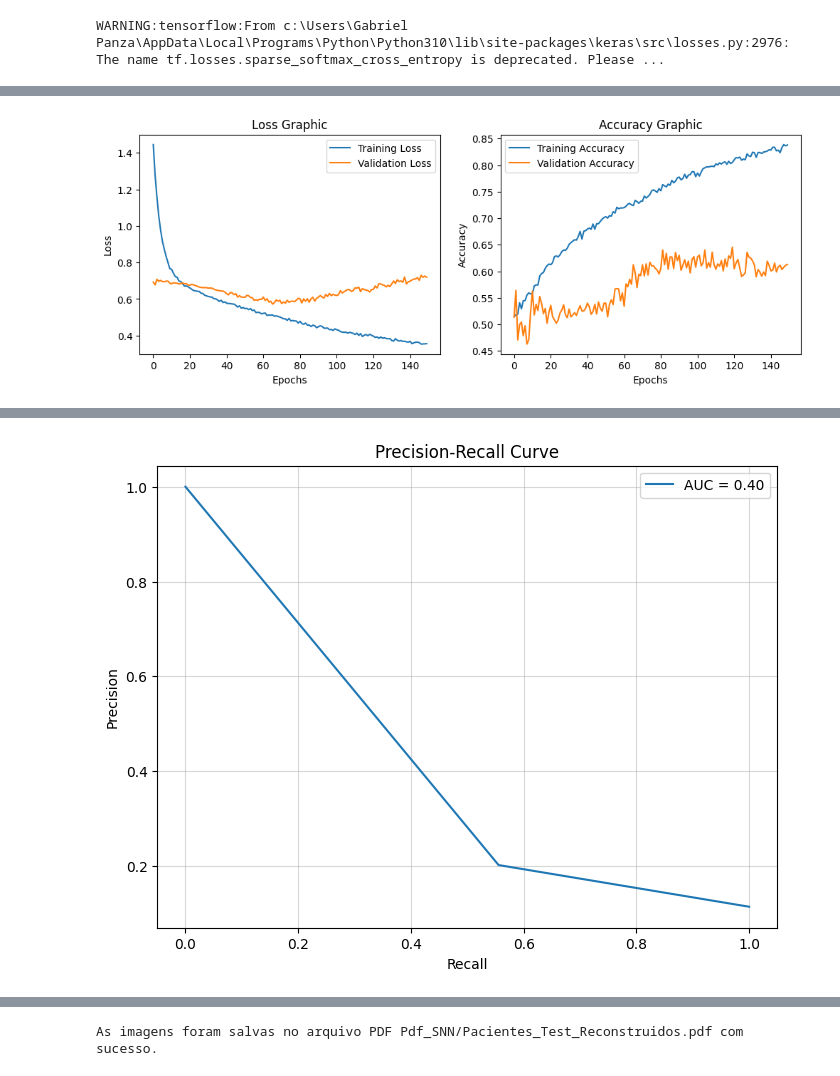
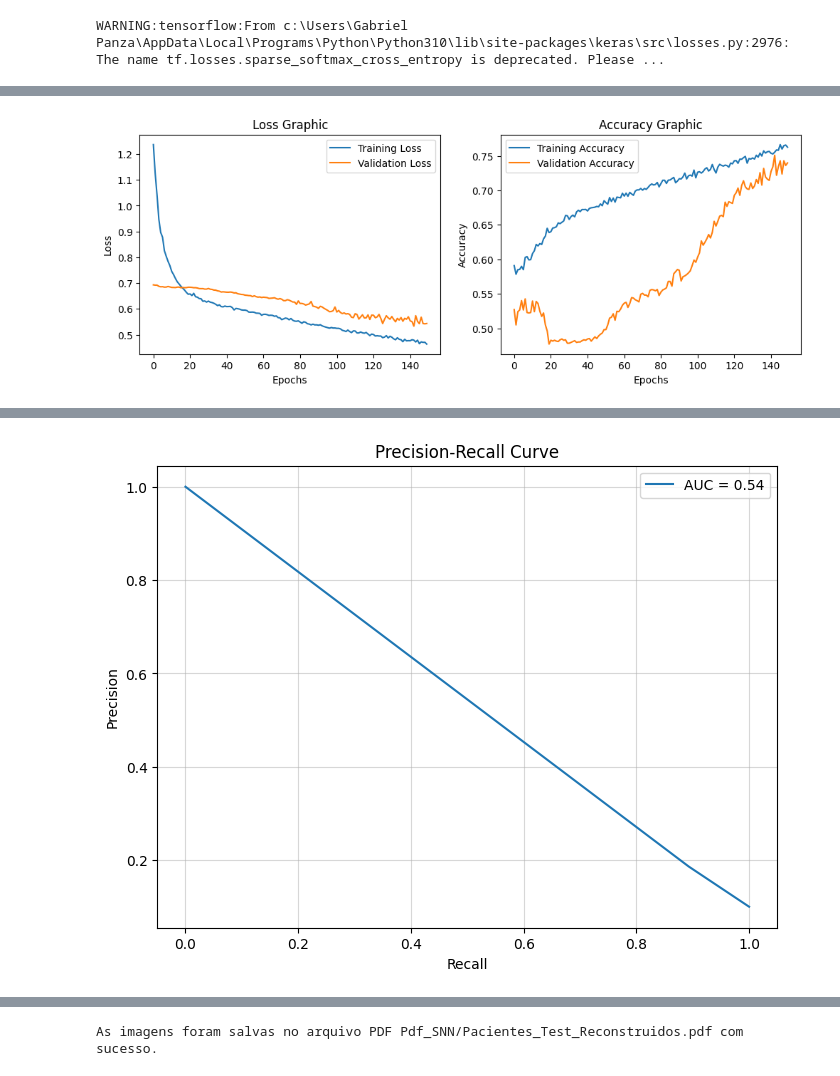
Before and after one commit to Gabriel-Panza/Machine-Learning-FCD, a Jupyter notebook: New Data/SNN.ipynb, the cells around one changed output, grey strips where cells are left out. Cells and saved outputs as stored; diff of their text form; code cells hidden in the pictures.

Commit message:
best results so far

```diff
--- a/New Data/SNN.ipynb
+++ b/New Data/SNN.ipynb
@@ -175,8 +175,8 @@ def prepare_data_for_training(images_left, images_right, labels_pair, mask_left,
         class_0_coordinates[patient_id] = []
         index = 0
 
-        train_patients = ['sub-00H10', 'sub-06C09', 'sub-14F04', 'sub-16E03', 'sub-16G09', 'sub-16I12', 'sub-19F09', 'sub-19G04', 'sub-22F14', 'sub-25B08', 'sub-34J06', 'sub-35E12', 'sub-36K02', 'sub-42K06', 'sub-03C08', 'sub-51C05', 'sub-52K04', 'sub-59E09''sub-41D08', 'sub-57D04', 'sub-59G00', 'sub-60G06', 'sub-76E02', 'sub-76J09', 'sub-79H07', 'sub-83K08', 'sub-85I05', 'sub-86B13', 'sub-86G08']
-        valid_patients = ['sub-02A13', 'sub-26B09', 'sub-29D03', 'sub-31F07', 'sub-42B05', 'sub-44H05', 'sub-56E13', 'sub-72K02']
+        train_patients = ['sub-00H10', 'sub-06C09', 'sub-14F04', 'sub-16E03', 'sub-16I12', 'sub-19F09', 'sub-19G04', 'sub-22F14', 'sub-25B08', 'sub-26B09', 'sub-34J06', 'sub-35E12', 'sub-36K02', 'sub-42K06', 'sub-03C08', 'sub-51C05', 'sub-52K04', 'sub-59E09''sub-41D08', 'sub-57D04', 'sub-59G00', 'sub-60G06', 'sub-76E02', 'sub-76J09', 'sub-79H07', 'sub-83K08', 'sub-85I05', 'sub-86B13', 'sub-86G08']
+        valid_patients = ['sub-02A13', 'sub-16G09', 'sub-29D03', 'sub-31F07', 'sub-42B05', 'sub-44H05', 'sub-56E13', 'sub-72K02']
         test_patients = ['sub-03C08', 'sub-51C05', 'sub-52K04', 'sub-59E09']
 
         # Iterar sobre os patches e dividir as classes 0 e 1 com base nas labels\n",
@@ -279,27 +279,20 @@ def build_cnn_model_backup():
 
     model.add(layers.Conv2D(16, (3,3), data_format="channels_last", activation='relu'))
     model.add(layers.BatchNormalization())
-    #model.add(layers.MaxPooling2D((2,2)))
     model.add(layers.Dropout(0.5))
+
 
     model.add(layers.Conv2D(32, (3,3), data_format="channels_last", activation='relu'))
     model.add(layers.BatchNormalization())
-    #model.add(layers.MaxPooling2D((2,2)))
     model.add(layers.Dropout(0.5))
 
     model.add(layers.Conv2D(64, (3,3), data_format="channels_last", activation='relu'))
     model.add(layers.BatchNormalization())
-    #model.add(layers.MaxPooling2D((2,2)))
+    model.add(layers.MaxPooling2D((2,2)))
     model.add(layers.Dropout(0.5))
 
     model.add(layers.Flatten())
 
-    model.add(layers.Dense(64, activation='relu'))
-    model.add(layers.Dropout(0.5))
-
-    model.add(layers.Dense(32, activation='relu'))
-    model.add(layers.Dropout(0.5))
-
     return model
 # %%
 # Função para construir a rede siamesa
@@ -320,9 +313,15 @@ def build_siamese_model(input_shape):
     # Subtrair as duas saídas (Lado esquerdo - Contra-lateral)
     subtracted = layers.Subtract()([output_original, output_opposite])
 
+    # Passar o resultado pela rede densa
+    subtracted = layers.Dense(64, activation='relu')(subtracted)
+    subtracted = layers.Dropout(0.3)(subtracted)
+    subtracted = layers.Dense(32, activation='relu')(subtracted)
+    subtracted = layers.Dropout(0.3)(subtracted)
+
     # Concatenar as duas saídas (Lado esquerdo + Contra-lateral)
-    concatenated = layers.Concatenate()([output_original, output_opposite])
-    concatenated = layers.BatchNormalization()(concatenated)
+    # concatenated = layers.Concatenate()([output_original, output_opposite])
+    # concatenated = layers.BatchNormalization()(concatenated)
 
     output = layers.Dense(1, activation='sigmoid')(subtracted)
 
@@ -463,7 +462,7 @@ ________________________________________________________________________________
 # early_stopping = callbacks.EarlyStopping(monitor='val_loss', patience=40, restore_best_weights=True)
 
 # Salvar a melhor epoca
-checkpoint = callbacks.ModelCheckpoint('best_model.weights.h5', monitor='val_loss',  save_best_only=True,  save_weights_only=True, mode='min')
+checkpoint = callbacks.ModelCheckpoint('best_model.h5', monitor='val_loss',  save_best_only=True,  save_weights_only=True, mode='min')
 
 # Ajusta learning rate
 reduce_lr = callbacks.ReduceLROnPlateau(factor=0.8, patience=30, verbose=1)
@@ -492,10 +491,10 @@ Epoch 150/150
 # Plotar o histórico do treinamento
 plot_training_history(history)
 # %% [output]
-[figure, old version]
+[figure, new version]
 # %%
 # Carregando pesos da melhor época
-siamese_model.load_weights('best_model.weights.h5')
+siamese_model.load_weights('best_model.h5')
 
 # Avaliar o modelo na validação
 y_pred_valid = (siamese_model.predict([valid_left_balanced, valid_right_balanced]) > 0.5)
@@ -524,4 +523,4 @@ plt.show()
-[figure, old version]
+[figure, new version]
 # %%
 # Gerar o relatório de classificação
 print("Validação:")
```
Also changed, not shown: parts of 7 cells of this notebook, 1 other file.
